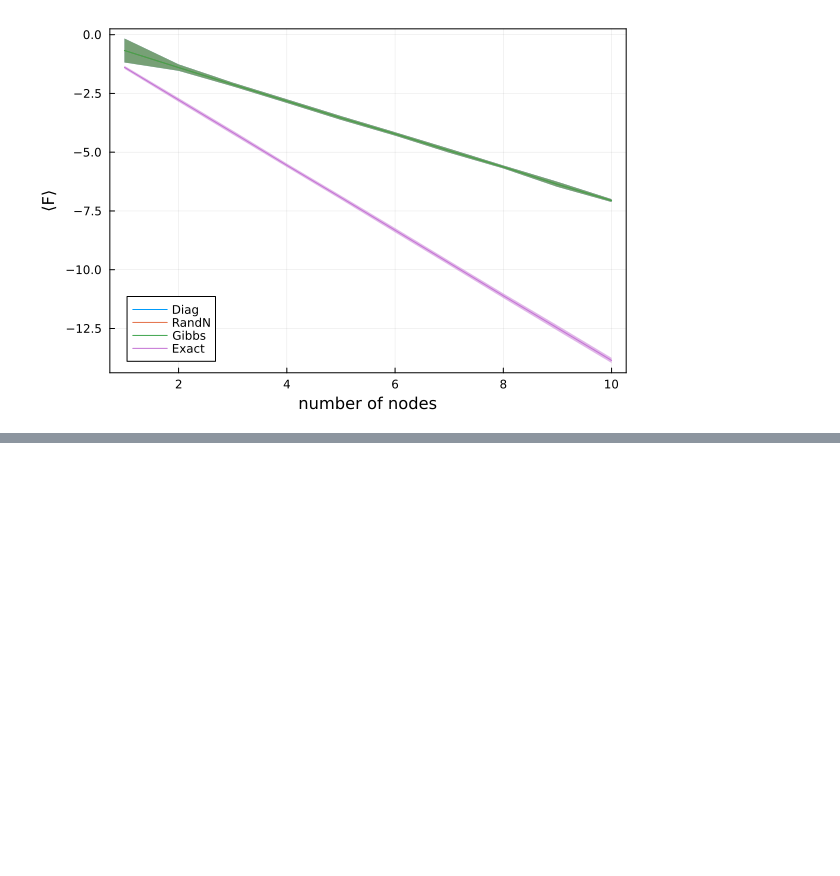
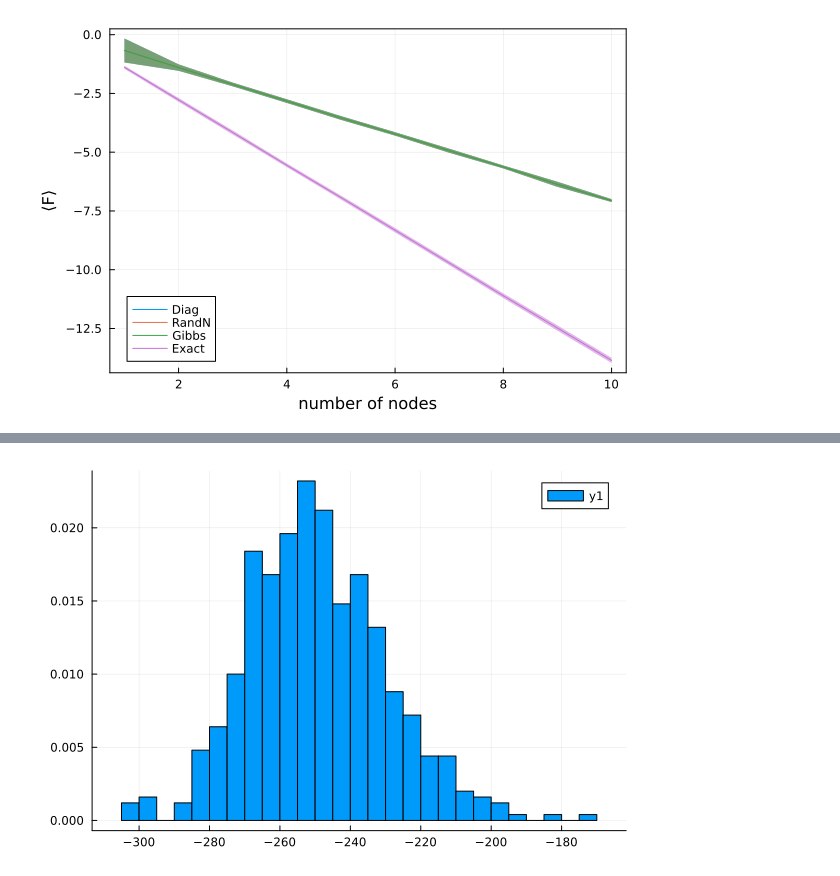
Before and after one commit to jquetzalcoatl/RBM, a Jupyter notebook: ThermoComparison.ipynb, the cells around one changed output, grey strips where cells are left out. Cells and saved outputs as stored; diff of their text form; code cells hidden in the pictures; blank space fills up the shorter version.

```diff
--- a/ThermoComparison.ipynb
+++ b/ThermoComparison.ipynb
@@ -228,0 +301,5 @@ plot!(xlabel="number of nodes", ylabel="⟨F⟩", frame=:box, legend=:bottomleft
+# %%
+plot(enNum, st=:histogram, bins=40, normalized=true)
+# plot!(2500:3500, x->1/√(2π*180^2) * exp(-(x-3000)^2/(2*180^2)), lw=2)
+# %% [output]
+[figure, added]
```
Also changed, not shown: parts of 19 cells of this notebook, 2 other files.
